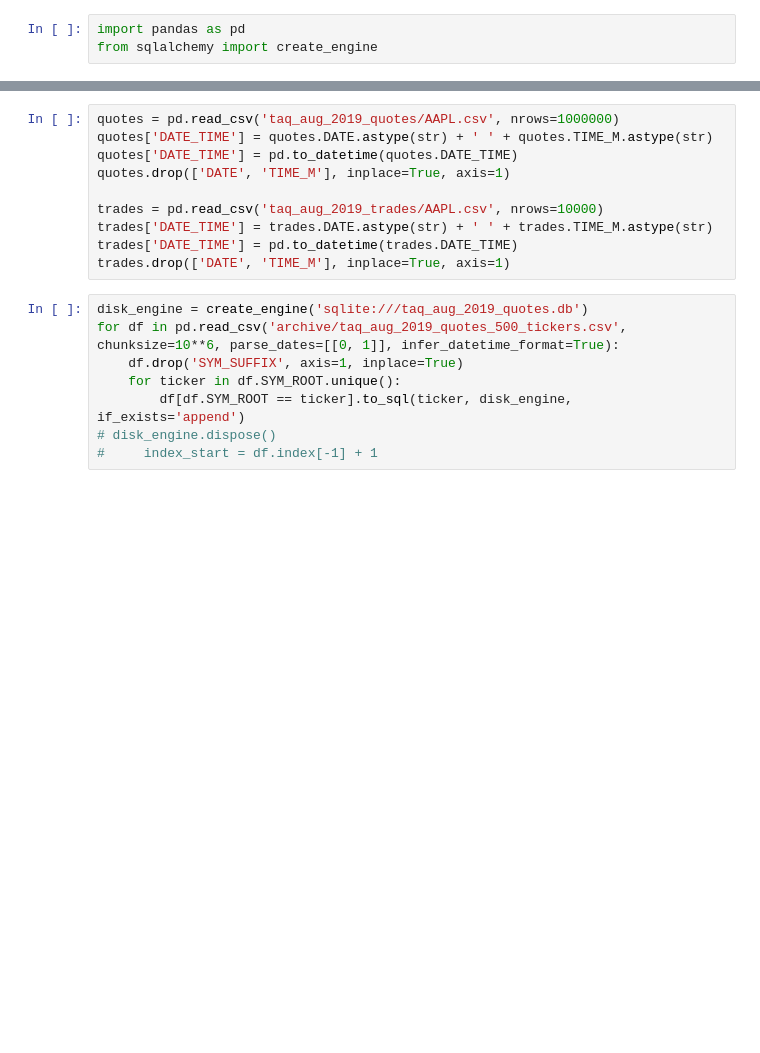
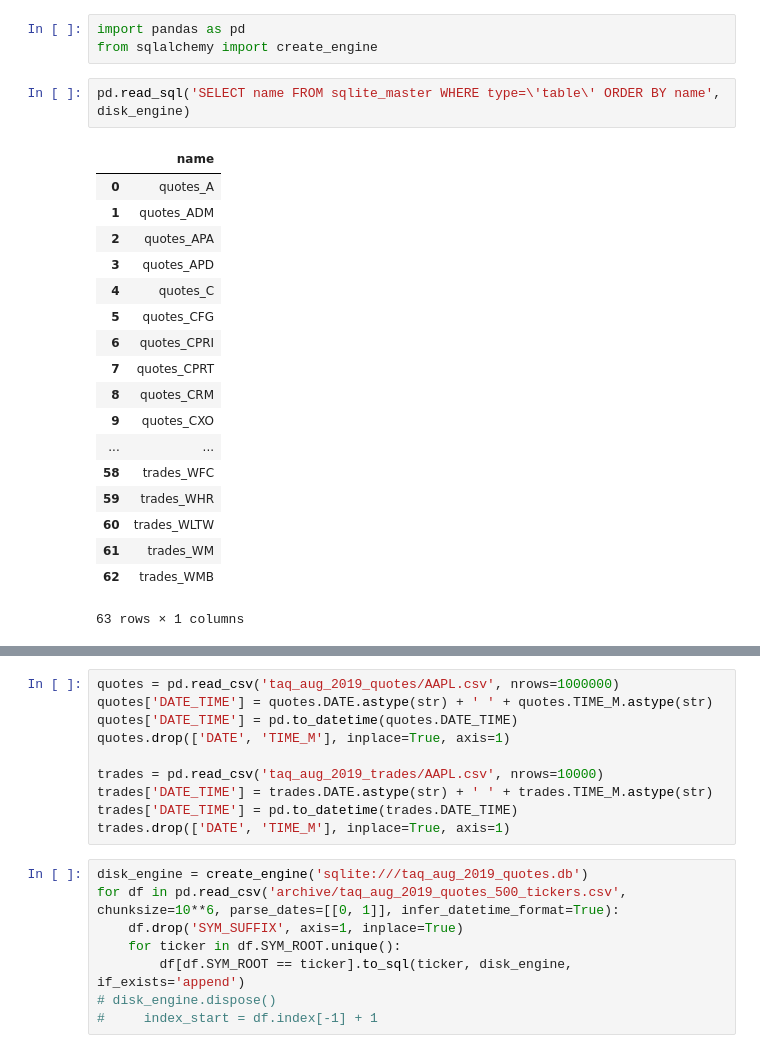
Before and after one commit to anirudhramesh/qets_project, a Jupyter notebook: Analysis - SQL.ipynb, the cells around one changed output, grey strips where cells are left out. Saved outputs shown, nothing was run; the diff lists cells and outputs as text; blank space fills up the shorter version.

```diff
--- a/Analysis - SQL.ipynb
+++ b/Analysis - SQL.ipynb
@@ -1,3 +1,24 @@
 # %%
 import pandas as pd
 from sqlalchemy import create_engine
+# %%
+pd.read_sql('SELECT name FROM sqlite_master WHERE type=\'table\' ORDER BY name', disk_engine)
+# %% [output]
+|  | name |
+| 0 | quotes_A |
+| 1 | quotes_ADM |
+| 2 | quotes_APA |
+| 3 | quotes_APD |
+| 4 | quotes_C |
+| 5 | quotes_CFG |
+| 6 | quotes_CPRI |
+| 7 | quotes_CPRT |
+| 8 | quotes_CRM |
+| 9 | quotes_CXO |
+| ... | ... |
+| 58 | trades_WFC |
+| 59 | trades_WHR |
+| 60 | trades_WLTW |
+| 61 | trades_WM |
+| 62 | trades_WMB |
+63 rows × 1 columns
```
Also changed, not shown: parts of 1 cell of this notebook, 11 other files.
